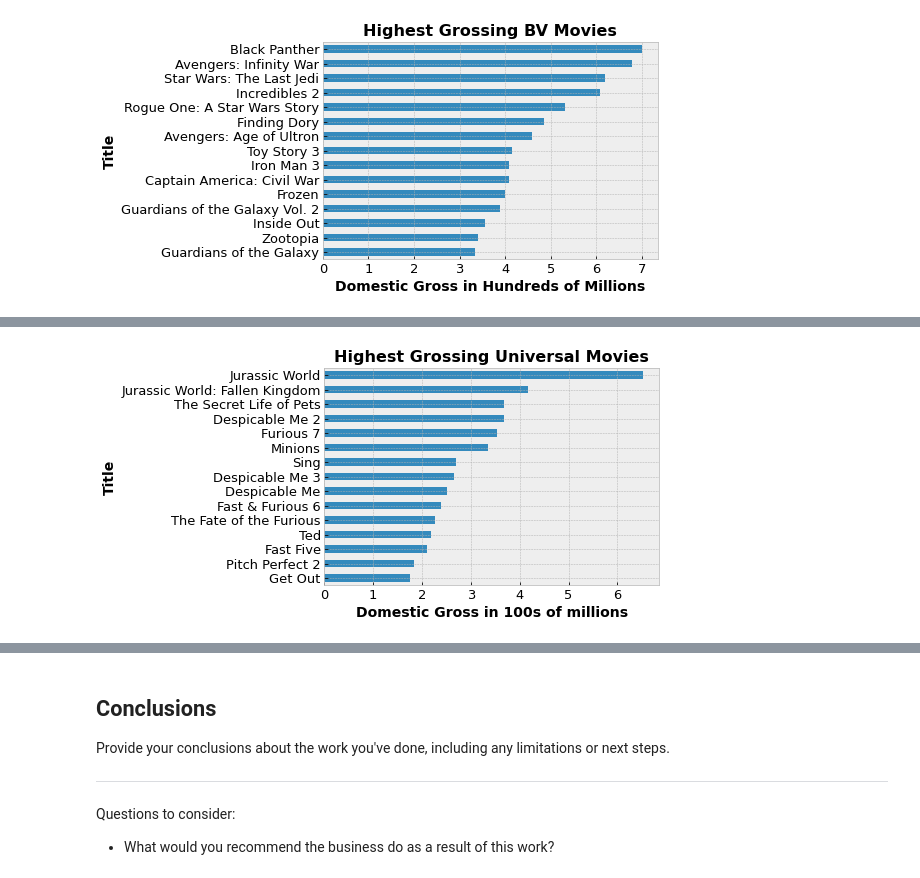
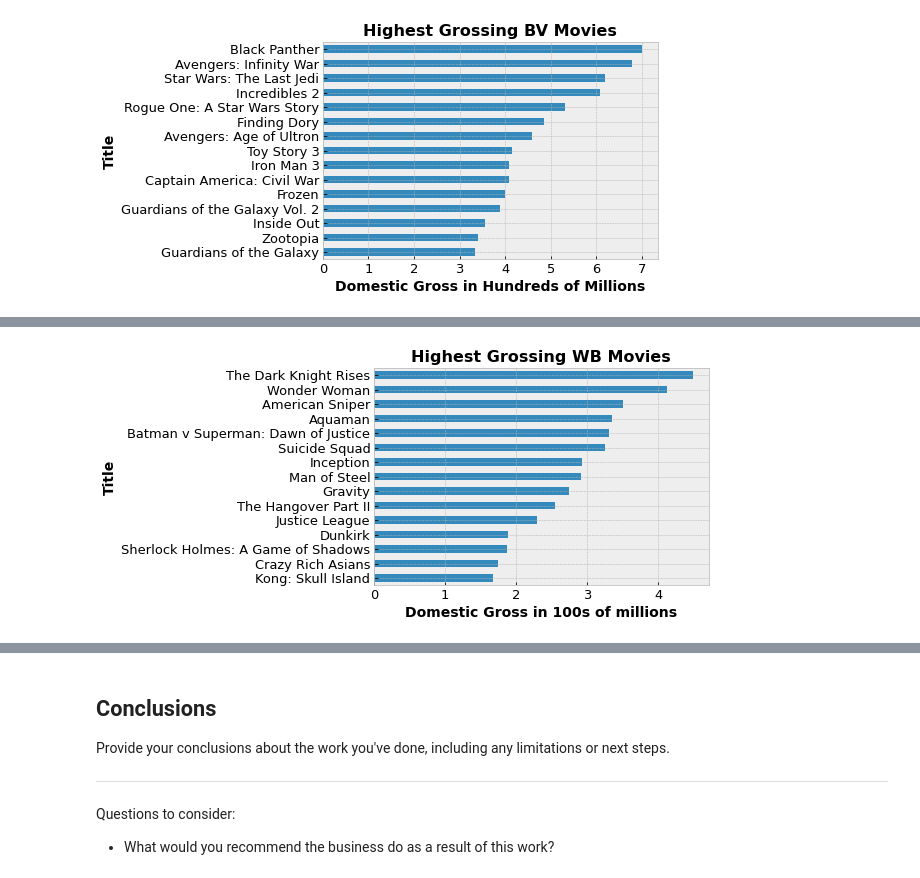
Before and after one commit to turtleduck18/phase-1-project, a Jupyter notebook: dsc-phase1-project-template-Copy2.ipynb, the cells around one changed output, grey strips where cells are left out. Drawn from its saved outputs; the diff is of its cells as text; code cells hidden in the pictures.

```diff
--- a/dsc-phase1-project-template-Copy2.ipynb
+++ b/dsc-phase1-project-template-Copy2.ipynb
@@ -501,5 +486,5 @@ The top 3 studios that made the most money in the Domestic Box Office are BV, Un
 # %%
 BVonly = alljoined[alljoined['Studio']== 'BV']
-UNIonly = alljoined[alljoined['Studio']== 'Uni.']
-FOXonly = alljoined[alljoined['Studio']== 'Fox']
+PDWonly = alljoined[alljoined['Studio']== 'P/DW']
+WBonly = alljoined[alljoined['Studio']== 'WB']
 # %%
@@ -538,13 +535,13 @@ with plt.style.context('bmh'):
 # %%
-UNIonly = UNIonly.drop_duplicates(subset = 'Title')
+WBonly = WBonly.drop_duplicates(subset = 'Title')
 
 with plt.style.context('bmh'):
-    (UNIonly.groupby(['Title'])['Domestic Gross'].sum().sort_values(ascending = False).head(15)/100000000).plot(kind = 'barh')
-    plt.title('Highest Grossing Universal Movies', fontsize = 16, fontweight = 'bold')
+    (WBonly.groupby(['Title'])['Domestic Gross'].sum().sort_values(ascending = False).head(15)/100000000).plot(kind = 'barh')
+    plt.title('Highest Grossing WB Movies', fontsize = 16, fontweight = 'bold')
     plt.gca().invert_yaxis()
     plt.xlabel('Domestic Gross in 100s of millions', fontsize = 14, fontweight = 'bold')
     plt.ylabel('Title', fontsize = 14, fontweight = 'bold')
     plt.xticks(fontsize = 13)
     plt.yticks(fontsize = 13)
 # %% [output]
-[figure, old version]
+[figure, new version]
```
Also changed, not shown: parts of 20 cells of this notebook, 1 other file.
